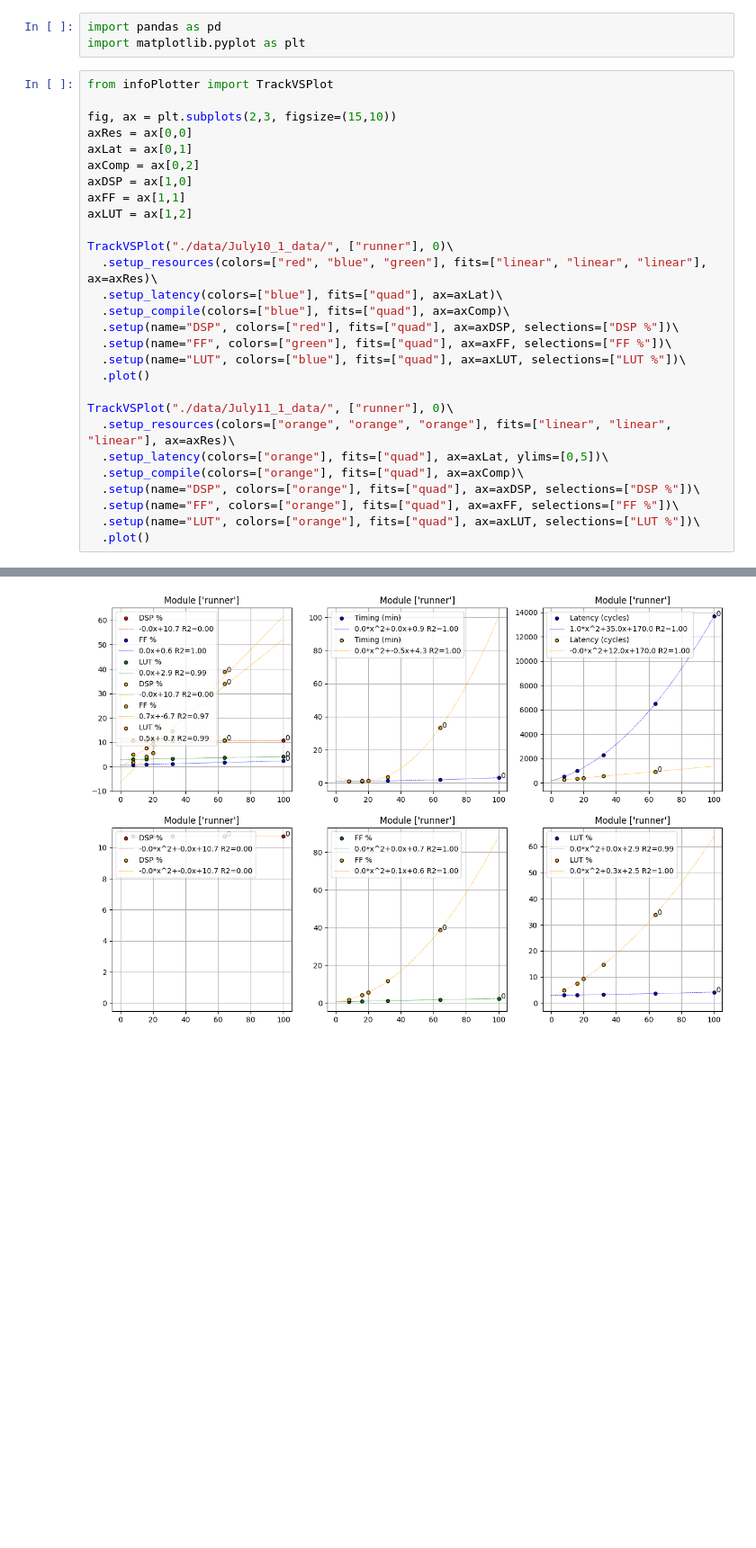
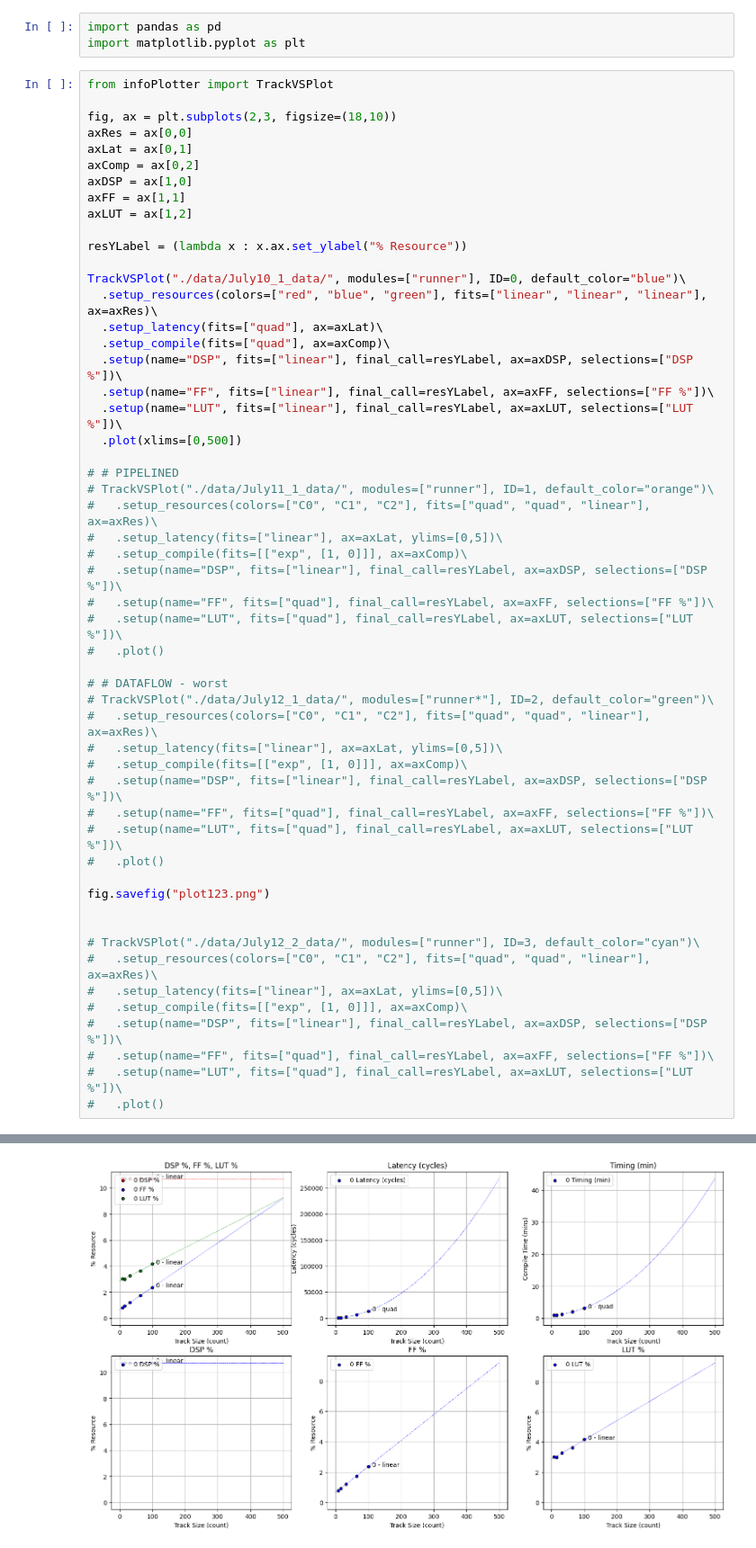
Before and after one commit to dfurle/HitWarrior, a Jupyter notebook: zReportReader/report_reader.ipynb, the cells around one changed output, grey strips where cells are left out. Shown at 90% size. Cells and saved outputs as stored; diff of their text form; blank space fills up the shorter version.

Commit message:
improved text labels in plots
removed some unneeded pragmas

added commented out old data reading to host

```diff
--- a/zReportReader/report_reader.ipynb
+++ b/zReportReader/report_reader.ipynb
@@ -4,7 +4,7 @@ import matplotlib.pyplot as plt
 # %%
 from infoPlotter import TrackVSPlot
 
-fig, ax = plt.subplots(2,3, figsize=(15,10))
+fig, ax = plt.subplots(2,3, figsize=(18,10))
 axRes = ax[0,0]
 axLat = ax[0,1]
 axComp = ax[0,2]
@@ -12,21 +12,46 @@ axDSP = ax[1,0]
 axFF = ax[1,1]
 axLUT = ax[1,2]
 
-TrackVSPlot("./data/July10_1_data/", ["runner"], 0)\
+resYLabel = (lambda x : x.ax.set_ylabel("% Resource"))
+
+TrackVSPlot("./data/July10_1_data/", modules=["runner"], ID=0, default_color="blue")\
   .setup_resources(colors=["red", "blue", "green"], fits=["linear", "linear", "linear"], ax=axRes)\
-  .setup_latency(colors=["blue"], fits=["quad"], ax=axLat)\
-  .setup_compile(colors=["blue"], fits=["quad"], ax=axComp)\
-  .setup(name="DSP", colors=["red"], fits=["quad"], ax=axDSP, selections=["DSP %"])\
-  .setup(name="FF", colors=["green"], fits=["quad"], ax=axFF, selections=["FF %"])\
-  .setup(name="LUT", colors=["blue"], fits=["quad"], ax=axLUT, selections=["LUT %"])\
-  .plot()
+  .setup_latency(fits=["quad"], ax=axLat)\
+  .setup_compile(fits=["quad"], ax=axComp)\
+  .setup(name="DSP", fits=["linear"], final_call=resYLabel, ax=axDSP, selections=["DSP %"])\
+  .setup(name="FF", fits=["linear"], final_call=resYLabel, ax=axFF, selections=["FF %"])\
+  .setup(name="LUT", fits=["linear"], final_call=resYLabel, ax=axLUT, selections=["LUT %"])\
+  .plot(xlims=[0,500])
 
-TrackVSPlot("./data/July11_1_data/", ["runner"], 0)\
-  .setup_resources(colors=["orange", "orange", "orange"], fits=["linear", "linear", "linear"], ax=axRes)\
-  .setup_latency(colors=["orange"], fits=["quad"], ax=axLat, ylims=[0,5])\
-  .setup_compile(colors=["orange"], fits=["quad"], ax=axComp)\
-  .setup(name="DSP", colors=["orange"], fits=["quad"], ax=axDSP, selections=["DSP %"])\
-  .setup(name="FF", colors=["orange"], fits=["quad"], ax=axFF, selections=["FF %"])\
-  .setup(name="LUT", colors=["orange"], fits=["quad"], ax=axLUT, selections=["LUT %"])\
-  .plot()
+# # PIPELINED
+# TrackVSPlot("./data/July11_1_data/", modules=["runner"], ID=1, default_color="orange")\
+#   .setup_resources(colors=["C0", "C1", "C2"], fits=["quad", "quad", "linear"], ax=axRes)\
+#   .setup_latency(fits=["linear"], ax=axLat, ylims=[0,5])\
+#   .setup_compile(fits=[["exp", [1, 0]]], ax=axComp)\
+#   .setup(name="DSP", fits=["linear"], final_call=resYLabel, ax=axDSP, selections=["DSP %"])\
+#   .setup(name="FF", fits=["quad"], final_call=resYLabel, ax=axFF, selections=["FF %"])\
+#   .setup(name="LUT", fits=["quad"], final_call=resYLabel, ax=axLUT, selections=["LUT %"])\
+#   .plot()
+
+# # DATAFLOW - worst
+# TrackVSPlot("./data/July12_1_data/", modules=["runner*"], ID=2, default_color="green")\
+#   .setup_resources(colors=["C0", "C1", "C2"], fits=["quad", "quad", "linear"], ax=axRes)\
+#   .setup_latency(fits=["linear"], ax=axLat, ylims=[0,5])\
+#   .setup_compile(fits=[["exp", [1, 0]]], ax=axComp)\
+#   .setup(name="DSP", fits=["linear"], final_call=resYLabel, ax=axDSP, selections=["DSP %"])\
+#   .setup(name="FF", fits=["quad"], final_call=resYLabel, ax=axFF, selections=["FF %"])\
+#   .setup(name="LUT", fits=["quad"], final_call=resYLabel, ax=axLUT, selections=["LUT %"])\
+#   .plot()
+
+fig.savefig("plot123.png")
+
+
+# TrackVSPlot("./data/July12_2_data/", modules=["runner"], ID=3, default_color="cyan")\
+#   .setup_resources(colors=["C0", "C1", "C2"], fits=["quad", "quad", "linear"], ax=axRes)\
+#   .setup_latency(fits=["linear"], ax=axLat, ylims=[0,5])\
+#   .setup_compile(fits=[["exp", [1, 0]]], ax=axComp)\
+#   .setup(name="DSP", fits=["linear"], final_call=resYLabel, ax=axDSP, selections=["DSP %"])\
+#   .setup(name="FF", fits=["quad"], final_call=resYLabel, ax=axFF, selections=["FF %"])\
+#   .setup(name="LUT", fits=["quad"], final_call=resYLabel, ax=axLUT, selections=["LUT %"])\
+#   .plot()
 # %% [output]
@@ -33 +66 @@ TrackVSPlot("./data/July11_1_data/", ["runner"], 0)\
-[figure, old version]
+[figure, new version]
```
Also changed, not shown: parts of 1 cell of this notebook, 4 other files.
